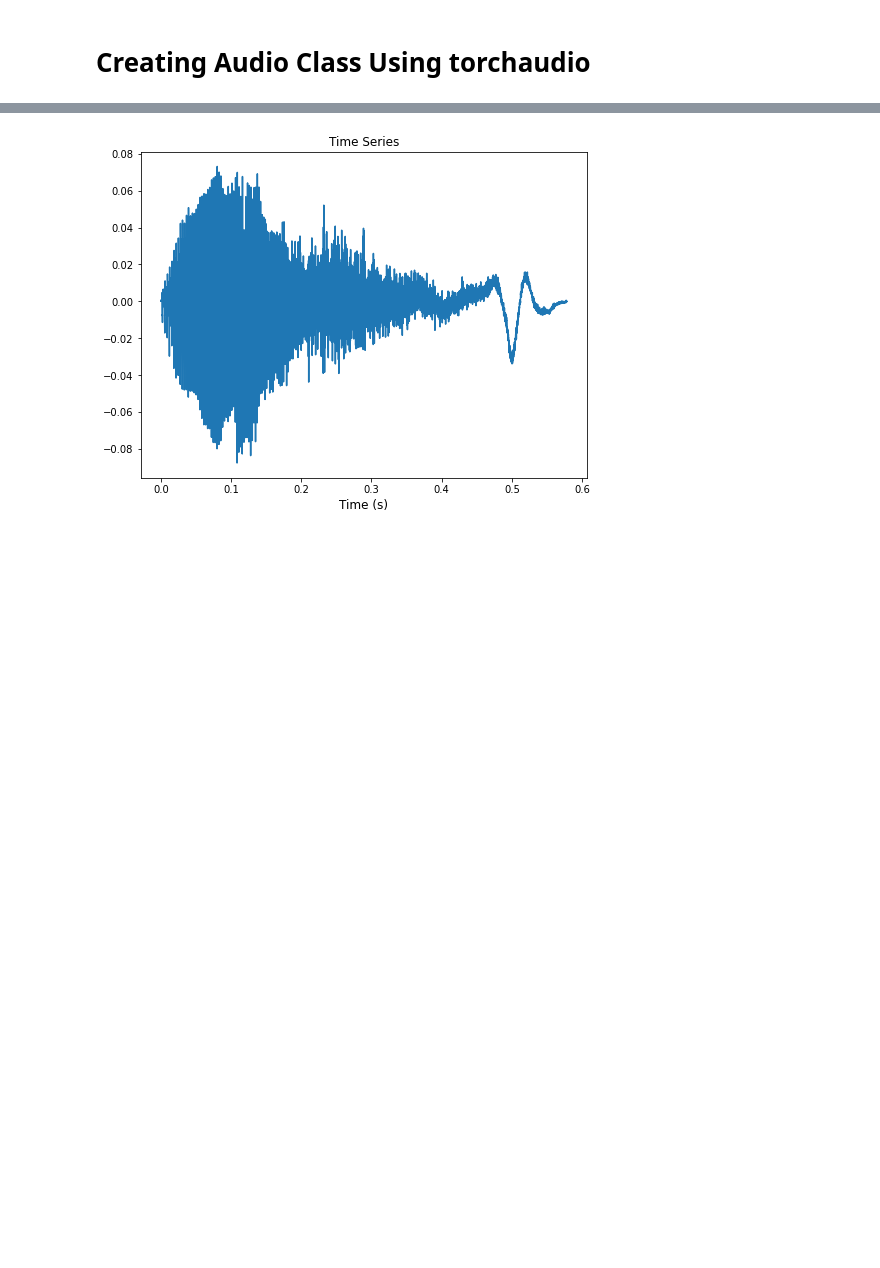
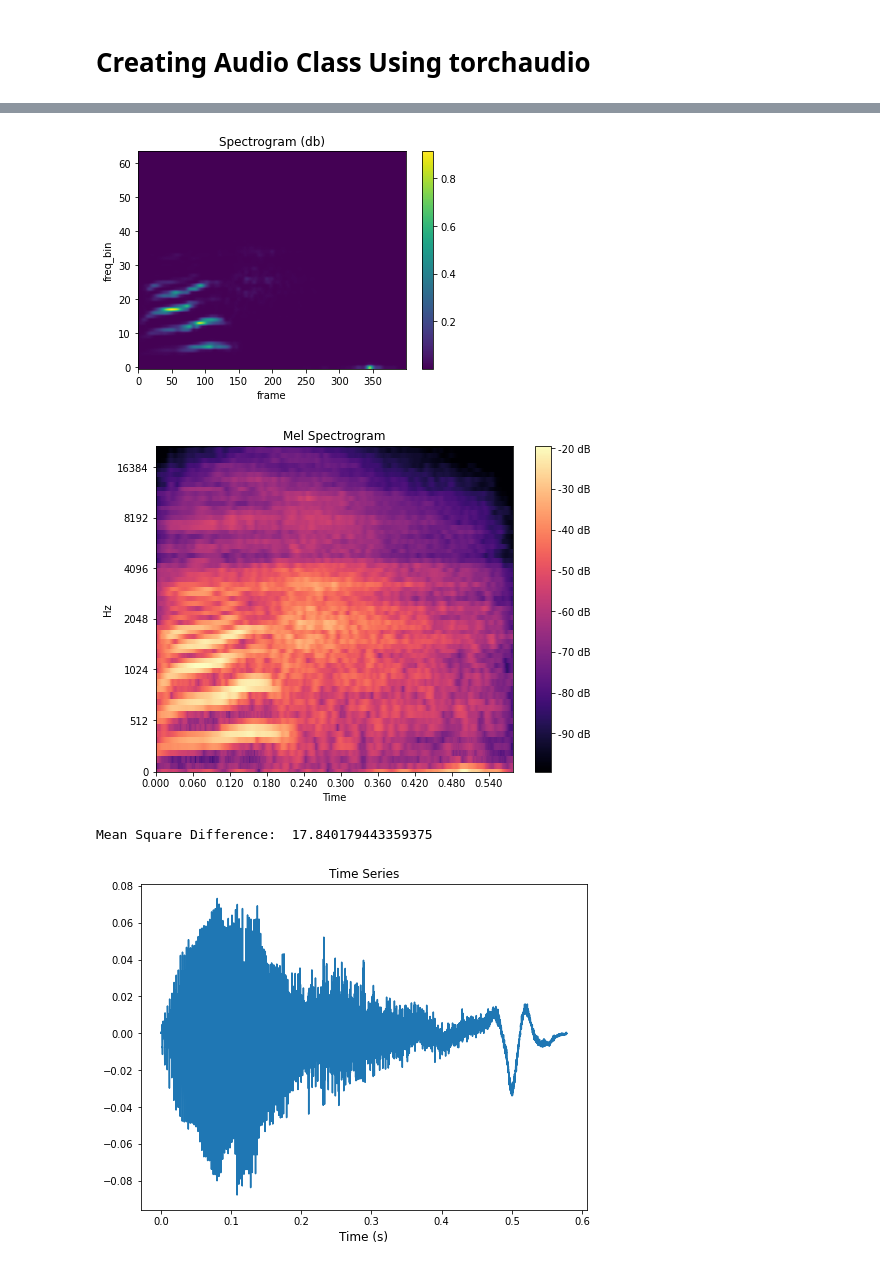
Before and after one commit to pakdaniel/DataMiningFinal, a Jupyter notebook: DataMiningFinal.ipynb, the cells around one changed output, grey strips where cells are left out. Cells and saved outputs as stored; diff of their text form; code cells hidden in the pictures; blank space fills up the shorter version.

```diff
--- a/DataMiningFinal.ipynb
+++ b/DataMiningFinal.ipynb
@@ -276,3 +401,33 @@ class Audio():
+# %%
+melspec_librosa = librosa.feature.melspectrogram(
+    audio.numpy()[0],
+    sr=sr,
+    n_fft=n_fft,
+    hop_length=hop_length,
+    center=True,
+    power=2.0,
+    n_mels=n_mels,
+)
+
+plot_spectrogram(melspec_librosa)
+
+melspec_librosa = librosa.power_to_db(melspec_librosa, ref=80)
+
+plt.figure(figsize=(8,6))
+librosa.display.specshow(melspec_librosa, sr=sr, hop_length=hop_length, x_axis='time', y_axis='mel');
+plt.colorbar(format='%+2.0f dB');
+plt.title('Mel Spectrogram', fontsize=12);
+
+# plot_spectrogram(
+#     melspec_librosa, title="MelSpectrogram - librosa", ylabel='mel freq')
+# %% [output]
+[figure, added]
+[figure, added]
+# %%
+mse = torch.square(melspec - melspec_librosa).mean().item()
+print('Mean Square Difference: ', mse)
+# %% [output]
+Mean Square Difference:  17.840179443359375
 # %%
 audio_test = Audio(audio_paths[0], "emotion_full_label", label_encoding)
 # %%
```
Also changed, not shown: parts of 38 cells of this notebook.
